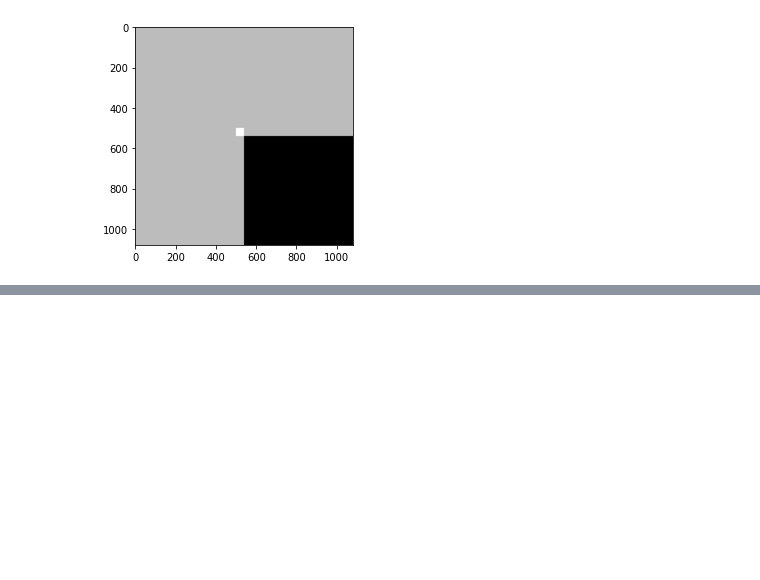
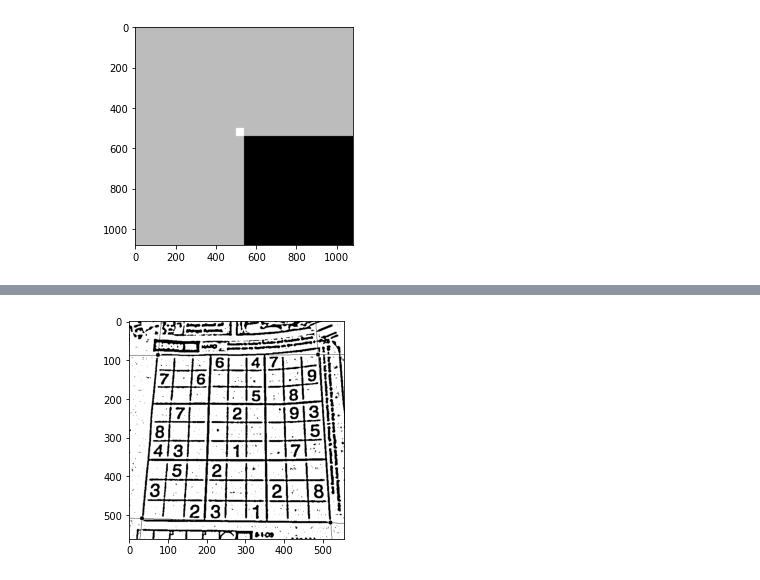
Before and after one commit to Suraj520/cv-nlp-basics-to-advanced, a Jupyter notebook: 02_CV/10-image-thresholding/notebook.ipynb, the cells around one changed output, grey strips where cells are left out. Saved outputs shown, nothing was run; the diff lists cells and outputs as text; code cells hidden in the pictures; blank space fills up the shorter version.

Commit message:
Simple and Adaptive thresholding using OpenCV

```diff
--- a/02_CV/10-image-thresholding/notebook.ipynb
+++ b/02_CV/10-image-thresholding/notebook.ipynb
@@ -37,0 +49,9 @@ It is useful in finding lessions
+# %%
+simple_thresholded_img = cv2.threshold(img,127,255,cv2.THRESH_BINARY)
+mean_thresholded_img = cv2.adaptiveThreshold(img,255,cv2.ADAPTIVE_THRESH_MEAN_C,cv2.THRESH_BINARY,11,2)
+gaussian_thresholded_img = cv2.adaptiveThreshold(img,255,cv2.ADAPTIVE_THRESH_GAUSSIAN_C,cv2.THRESH_BINARY,11,2)
+# %%
+plt.imshow(mean_thresholded_img,cmap='gray')
+plt.show()
+# %% [output]
+[figure, added]
```
Also changed, not shown: parts of 5 cells of this notebook, 1 other file.
